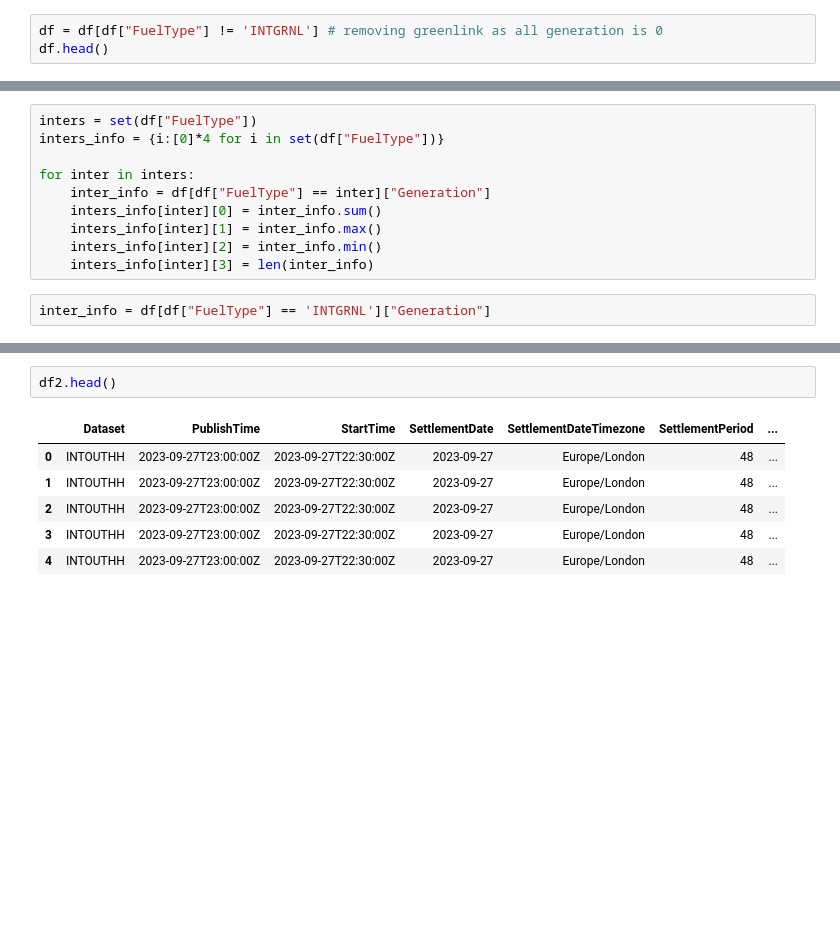
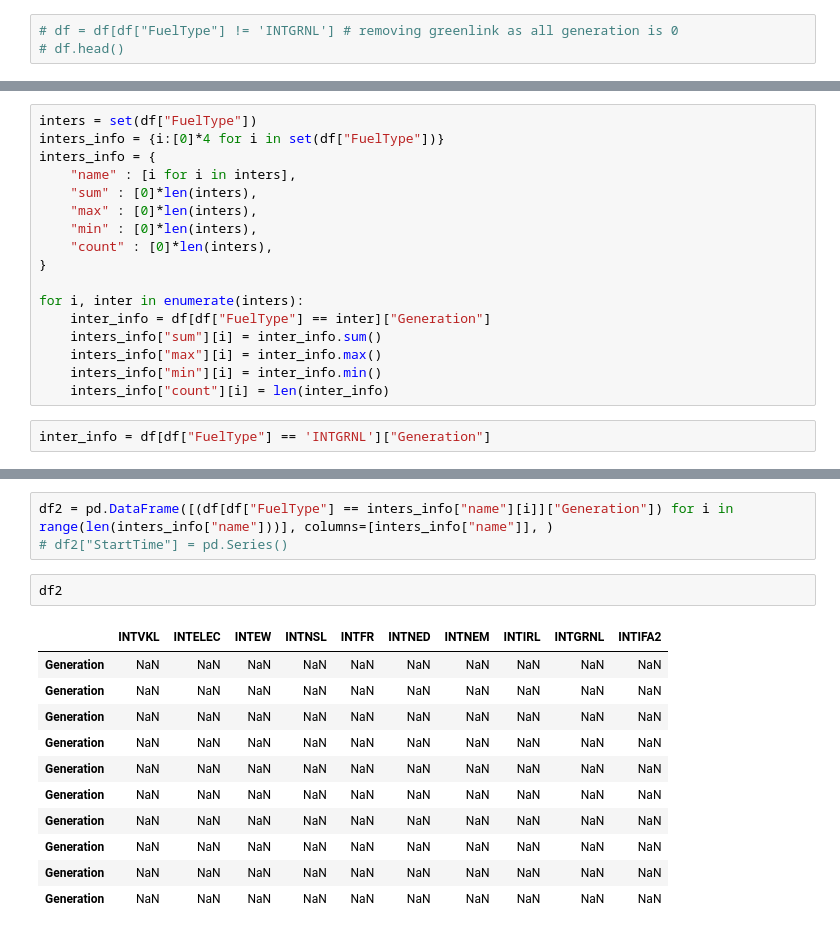
Before and after one commit to theglassofwater/Electricity, a Jupyter notebook: Interconnectors/interconnectors.ipynb, the cells around one changed output, grey strips where cells are left out. Drawn from its saved outputs; the diff is of its cells as text; blank space fills up the shorter version.

Commit message:
inter

```diff
--- a/Interconnectors/interconnectors.ipynb
+++ b/Interconnectors/interconnectors.ipynb
@@ -17,8 +19,8 @@ df.head()
 | 2023-10-18T16:00:00Z | FUELHH | 2023-10-18T16:30:00Z | 2023-10-18 | 35 | INTIFA2 | 992 |
 | 2023-10-18T16:00:00Z | FUELHH | 2023-10-18T16:30:00Z | 2023-10-18 | 35 | INTIRL | -452 |
 # %%
-df = df[df["FuelType"] != 'INTGRNL'] # removing greenlink as all generation is 0
-df.head()
+# df = df[df["FuelType"] != 'INTGRNL'] # removing greenlink as all generation is 0
+# df.head()
 # %% [output]
 |  | Dataset | PublishTime | SettlementDate | SettlementPeriod | FuelType | Generation |
 | StartTime |  |  |  |  |  |  |
@@ -40,13 +32,20 @@ df[df["FuelType"] == 'INTNEM'].head()
 # %%
 inters = set(df["FuelType"])
 inters_info = {i:[0]*4 for i in set(df["FuelType"])}
+inters_info = {
+    "name" : [i for i in inters],
+    "sum" : [0]*len(inters),
+    "max" : [0]*len(inters),
+    "min" : [0]*len(inters),
+    "count" : [0]*len(inters),
+}
 
-for inter in inters:
+for i, inter in enumerate(inters):
     inter_info = df[df["FuelType"] == inter]["Generation"]
-    inters_info[inter][0] = inter_info.sum()
-    inters_info[inter][1] = inter_info.max()
-    inters_info[inter][2] = inter_info.min()
-    inters_info[inter][3] = len(inter_info)
+    inters_info["sum"][i] = inter_info.sum()
+    inters_info["max"][i] = inter_info.max()
+    inters_info["min"][i] = inter_info.min()
+    inters_info["count"][i] = len(inter_info)
 # %%
 inter_info = df[df["FuelType"] == 'INTGRNL']["Generation"]
 # %%
@@ -107,9 +74,17 @@ df2 = pd.read_csv('https://data.elexon.co.uk/bmrs/api/v1/generation/outturn/inte
+# %%
+df2 = pd.DataFrame([(df[df["FuelType"] == inters_info["name"][i]]["Generation"]) for i in range(len(inters_info["name"]))], columns=[inters_info["name"]], )
+# df2["StartTime"] = pd.Series()
 # %%
-df2.head()
+df2
 # %% [output]
-|  | Dataset | PublishTime | StartTime | SettlementDate | SettlementDateTimezone | SettlementPeriod | ... |
-| 0 | INTOUTHH | 2023-09-27T23:00:00Z | 2023-09-27T22:30:00Z | 2023-09-27 | Europe/London | 48 | ... |
-| 1 | INTOUTHH | 2023-09-27T23:00:00Z | 2023-09-27T22:30:00Z | 2023-09-27 | Europe/London | 48 | ... |
-| 2 | INTOUTHH | 2023-09-27T23:00:00Z | 2023-09-27T22:30:00Z | 2023-09-27 | Europe/London | 48 | ... |
-| 3 | INTOUTHH | 2023-09-27T23:00:00Z | 2023-09-27T22:30:00Z | 2023-09-27 | Europe/London | 48 | ... |
-| 4 | INTOUTHH | 2023-09-27T23:00:00Z | 2023-09-27T22:30:00Z | 2023-09-27 | Europe/London | 48 | ... |
+|  | INTVKL | INTELEC | INTEW | INTNSL | INTFR | INTNED | INTNEM | INTIRL | INTGRNL | INTIFA2 |
+| Generation | NaN | NaN | NaN | NaN | NaN | NaN | NaN | NaN | NaN | NaN |
+| Generation | NaN | NaN | NaN | NaN | NaN | NaN | NaN | NaN | NaN | NaN |
+| Generation | NaN | NaN | NaN | NaN | NaN | NaN | NaN | NaN | NaN | NaN |
+| Generation | NaN | NaN | NaN | NaN | NaN | NaN | NaN | NaN | NaN | NaN |
+| Generation | NaN | NaN | NaN | NaN | NaN | NaN | NaN | NaN | NaN | NaN |
+| Generation | NaN | NaN | NaN | NaN | NaN | NaN | NaN | NaN | NaN | NaN |
+| Generation | NaN | NaN | NaN | NaN | NaN | NaN | NaN | NaN | NaN | NaN |
+| Generation | NaN | NaN | NaN | NaN | NaN | NaN | NaN | NaN | NaN | NaN |
+| Generation | NaN | NaN | NaN | NaN | NaN | NaN | NaN | NaN | NaN | NaN |
+| Generation | NaN | NaN | NaN | NaN | NaN | NaN | NaN | NaN | NaN | NaN |
```
Also changed, not shown: parts of 13 cells of this notebook, 1 other file.
